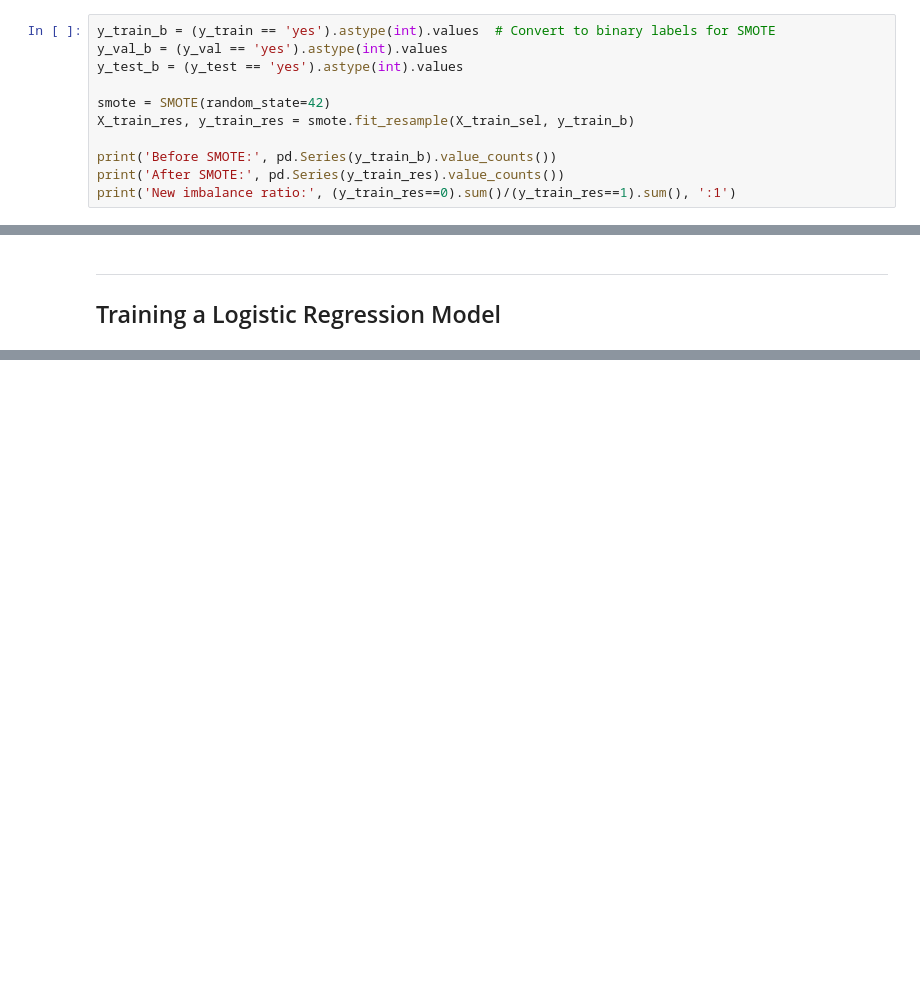
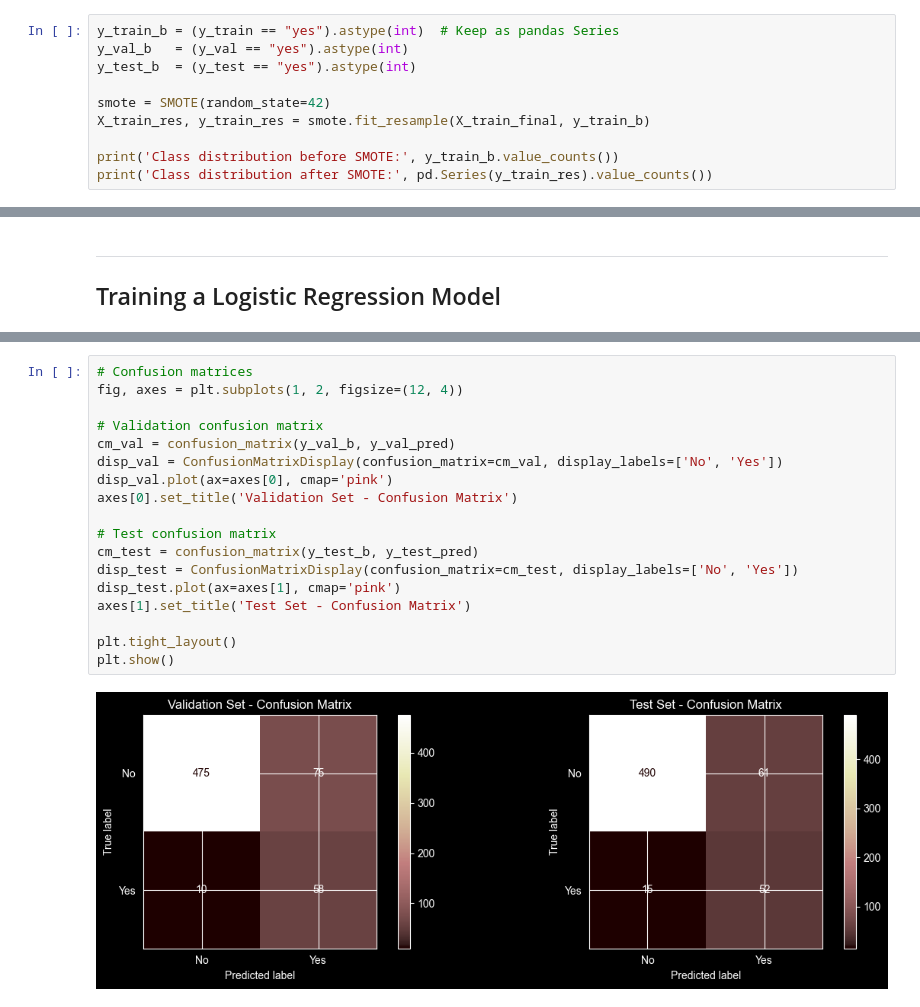
Before and after one commit to rmetchkarovaieu2024-bit/ML-fundamentals-2026, a Jupyter notebook: assignment_1_raya_metchkarova.ipynb, the cells around one changed output, grey strips where cells are left out. Drawn from its saved outputs; the diff is of its cells as text; blank space fills up the shorter version.

```diff
--- a/assignment_1_raya_metchkarova.ipynb
+++ b/assignment_1_raya_metchkarova.ipynb
@@ -515,14 +546,13 @@ SMOTE creates synthetic minority samples by interpolating existing minority case
 
 **SMOTE applies just to the training set.** To provide accurate performance estimates, the validation and test sets must retain the original distribution. If SMOTE was used before splitting, synthetic points might emerge in both training and testing, resulting in data leakage and overoptimistic assessment.
 # %%
-y_train_b = (y_train == 'yes').astype(int).values  # Convert to binary labels for SMOTE
-y_val_b = (y_val == 'yes').astype(int).values
-y_test_b = (y_test == 'yes').astype(int).values
+y_train_b = (y_train == "yes").astype(int)  # Keep as pandas Series
+y_val_b   = (y_val == "yes").astype(int)
+y_test_b  = (y_test == "yes").astype(int)
 
 smote = SMOTE(random_state=42)
-X_train_res, y_train_res = smote.fit_resample(X_train_sel, y_train_b)
+X_train_res, y_train_res = smote.fit_resample(X_train_final, y_train_b)
 
-print('Before SMOTE:', pd.Series(y_train_b).value_counts())
-print('After SMOTE:', pd.Series(y_train_res).value_counts())
-print('New imbalance ratio:', (y_train_res==0).sum()/(y_train_res==1).sum(), ':1')
+print('Class distribution before SMOTE:', y_train_b.value_counts())
+print('Class distribution after SMOTE:', pd.Series(y_train_res).value_counts())
 # %% [output]
@@ -559,0 +645,20 @@ print(f'F1 Score:  {f1:.3f}')
+# %%
+# Confusion matrices
+fig, axes = plt.subplots(1, 2, figsize=(12, 4))
+
+# Validation confusion matrix
+cm_val = confusion_matrix(y_val_b, y_val_pred)
+disp_val = ConfusionMatrixDisplay(confusion_matrix=cm_val, display_labels=['No', 'Yes'])
+disp_val.plot(ax=axes[0], cmap='pink')
+axes[0].set_title('Validation Set - Confusion Matrix')
+
+# Test confusion matrix
+cm_test = confusion_matrix(y_test_b, y_test_pred)
+disp_test = ConfusionMatrixDisplay(confusion_matrix=cm_test, display_labels=['No', 'Yes'])
+disp_test.plot(ax=axes[1], cmap='pink')
+axes[1].set_title('Test Set - Confusion Matrix')
+
+plt.tight_layout()
+plt.show()
+# %% [output]
+[figure, added]
```
Also changed, not shown: parts of 26 cells of this notebook, 1 other file.
